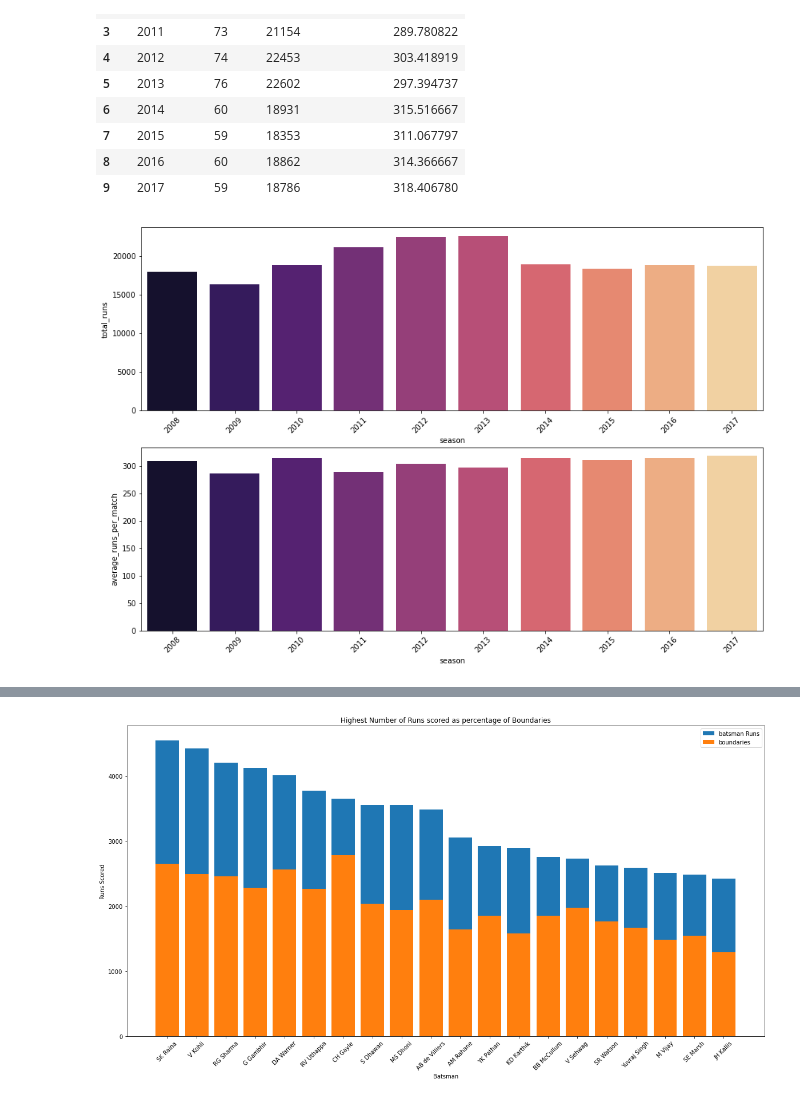
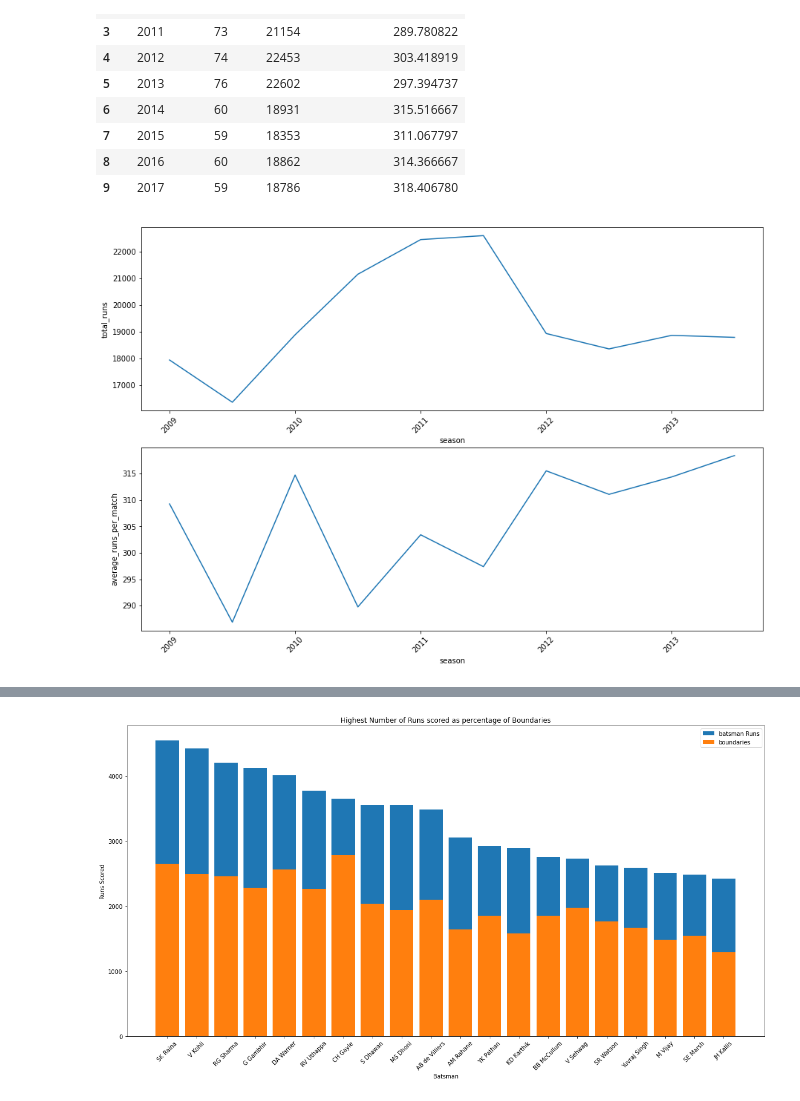
Before and after one commit to sruthiPalani/ipl.predictive.analysis, a Jupyter notebook: best_ipl_player_analysis.ipynb, the cells around one changed output, grey strips where cells are left out. Cells and saved outputs as stored; diff of their text form; code cells hidden in the pictures.

```diff
--- a/best_ipl_player_analysis.ipynb
+++ b/best_ipl_player_analysis.ipynb
@@ -558,9 +558,9 @@ matches_season
 | 9 | 2017 | 59 | 18786 | 318.406780 |
 # %%
 fig,axes = plt.subplots(nrows=2,ncols=1,figsize=(15, 10))
-sns.barplot(x='season',y='total_runs',data=matches_season, ax=axes[0],palette='magma').set_xticklabels(
+sns.lineplot(x='season',y='total_runs',data=matches_season, ax=axes[0],palette='magma').set_xticklabels(
     matches_season["season"],rotation=45)
-sns.barplot(x='season',y='average_runs_per_match',data=matches_season, ax=axes[1],palette='magma').set_xticklabels(
+sns.lineplot(x='season',y='average_runs_per_match',data=matches_season, ax=axes[1],palette='magma').set_xticklabels(
     matches_season["season"],rotation=45);
 # %% [output]
-[figure, old version]
+[figure, new version]
```
Also changed, not shown: parts of 1 cell of this notebook.
